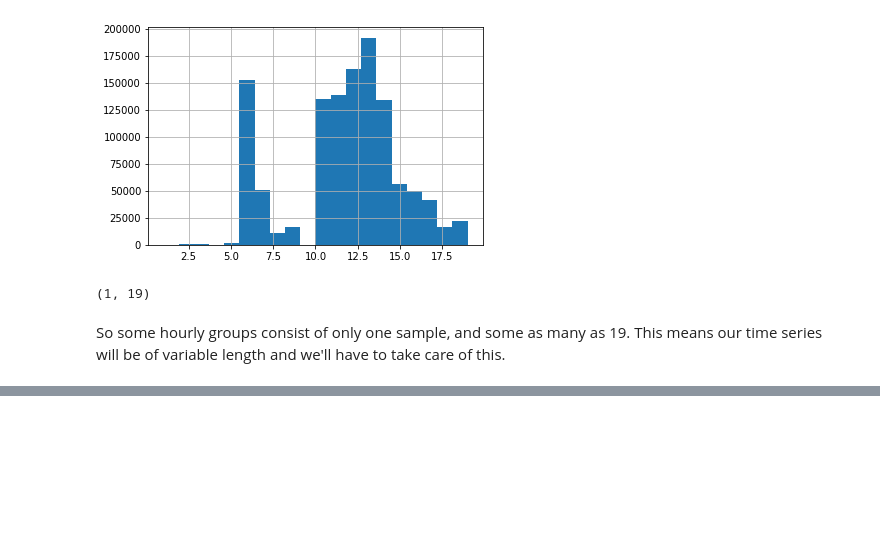
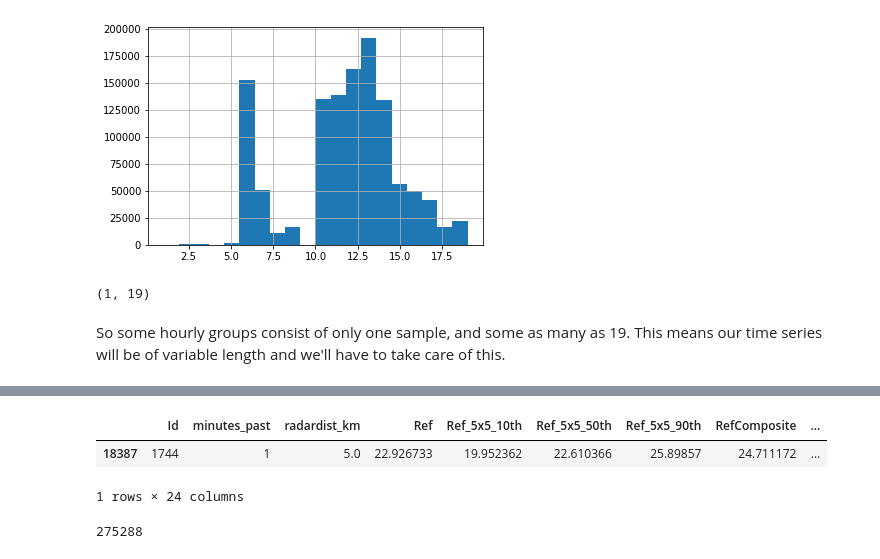
Before and after one commit to haerfest/handson-ml, a Jupyter notebook: Kaggle - How Much Did It Rain II/Kaggle - How Much Did It Rain II.ipynb, the cells around one changed output, grey strips where cells are left out. Drawn from its saved outputs; the diff is of its cells as text; code cells hidden in the pictures; blank space fills up the shorter version.

```diff
--- a/Kaggle - How Much Did It Rain II/Kaggle - How Much Did It Rain II.ipynb
+++ b/Kaggle - How Much Did It Rain II/Kaggle - How Much Did It Rain II.ipynb
@@ -240,0 +457,10 @@ So some hourly groups consist of only one sample, and some as many as 19. This m
+# %%
+df[18381:18381+1]
+# %% [output]
+|  | Id | minutes_past | radardist_km | Ref | Ref_5x5_10th | Ref_5x5_50th | Ref_5x5_90th | RefComposite | ... |
+| 18387 | 1744 | 1 | 5.0 | 22.926733 | 19.952362 | 22.610366 | 25.89857 | 24.711172 | ... |
+1 rows × 24 columns
+# %%
+Batcher(df, 50).batch_count()
+# %% [output]
+275288
```
Also changed, not shown: parts of 31 cells of this notebook.
